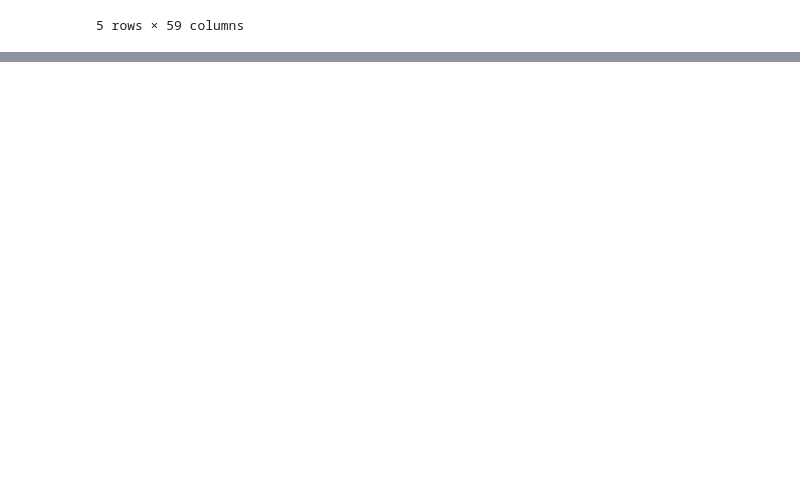
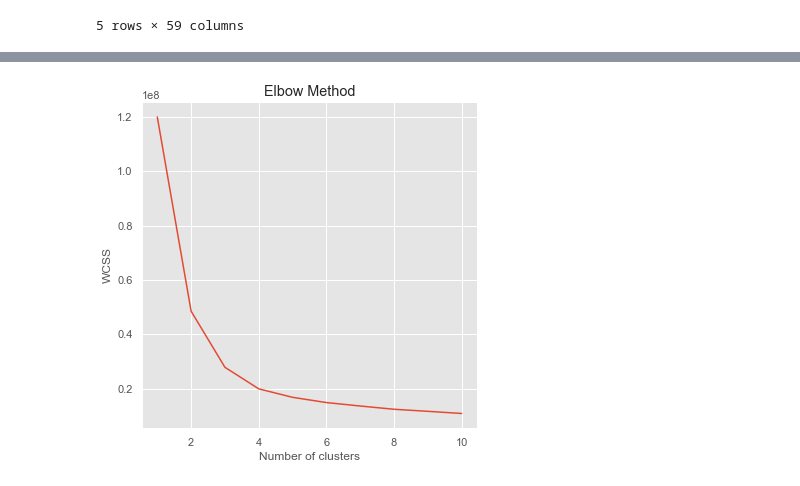
Before and after one commit to scottstack19/SB55-projection, a Jupyter notebook: code_initial.ipynb, the cells around one changed output, grey strips where cells are left out. Cells and saved outputs as stored; diff of their text form; code cells hidden in the pictures; blank space fills up the shorter version.

```diff
--- a/code_initial.ipynb
+++ b/code_initial.ipynb
@@ -407,4 +420,4 @@ DF_OFF_DEF.head(5)
 # %%
 #merge offense, defense, and standings data
 DF= pd.merge(DF_OFF_DEF,Standings, left_on =['TotOff_Tm','Year'], right_on = ['Tm','Year'])
-DF.drop(['TotOff_Tm','TotDef_Tm','TotOff_G','TotDef_G','T'],axis = 1,inplace = True)
+DF.drop(['TotOff_Tm','TotDef_Tm','TotOff_G','TotDef_G'],axis = 1,inplace = True)
@@ -796,0 +432,5 @@ strong multicollinearity problems or that the design matrix is singular.
+# %%
+# Create new DFs without the 2020 season
+mask = (DF['Year'] != 2020)
+DF_pre20 = DF[mask]
+y_logit_train = DF_pre20['SB_Win']
@@ -796,0 +635,8 @@ strong multicollinearity problems or that the design matrix is singular.
+# %%
+# Predictions for 2020
+mask = (DF['Year'] >= 2020)
+DF_post20 = DF[mask]
+teams = DF_post20['Tm']
+preds = logit_model3.predict(exog=DF_post20)
+for i, pred in enumerate(preds):
+    print('Team: '+teams[i]+'; Probability of SB Win: {:.3f}%'.format(pred*100))
@@ -796,0 +661,17 @@ strong multicollinearity problems or that the design matrix is singular.
+# %%
+cols = ['TotOff_Rk',
+ 'TotOff_PF',
+ 'O_Passing_Cmp',
+ 'O_Passing_Att',
+ 'O_Passing_Yds',
+ 'O_Penalties_Yds',
+ 'Sk',
+ 'TotDef_Rk',
+ 'TotDef_Ply',
+ 'TotDef_1stD',
+ 'D_Passing_Att',
+ 'D_Rushing_Att',
+ 'Tm',
+ 'SB_Win']
+
+DF_new = DF[cols].copy()
@@ -796,0 +680,15 @@ strong multicollinearity problems or that the design matrix is singular.
+# %%
+plt.rcParams['figure.figsize'] = (6, 6)
+plt.style.use('ggplot')
+wcss = []
+for i in range(1, 11):
+    model = KMeans(n_clusters=i, init='random', max_iter=300, n_init=10, random_state=0)
+    model.fit(DF_new.drop('Tm',axis=1))
+    wcss.append(model.inertia_)
+plt.plot(range(1, 11), wcss)
+plt.title('Elbow Method')
+plt.xlabel('Number of clusters')
+plt.ylabel('WCSS')
+plt.show()
+# %% [output]
+[figure, added]
```
Also changed, not shown: parts of 44 cells of this notebook.
